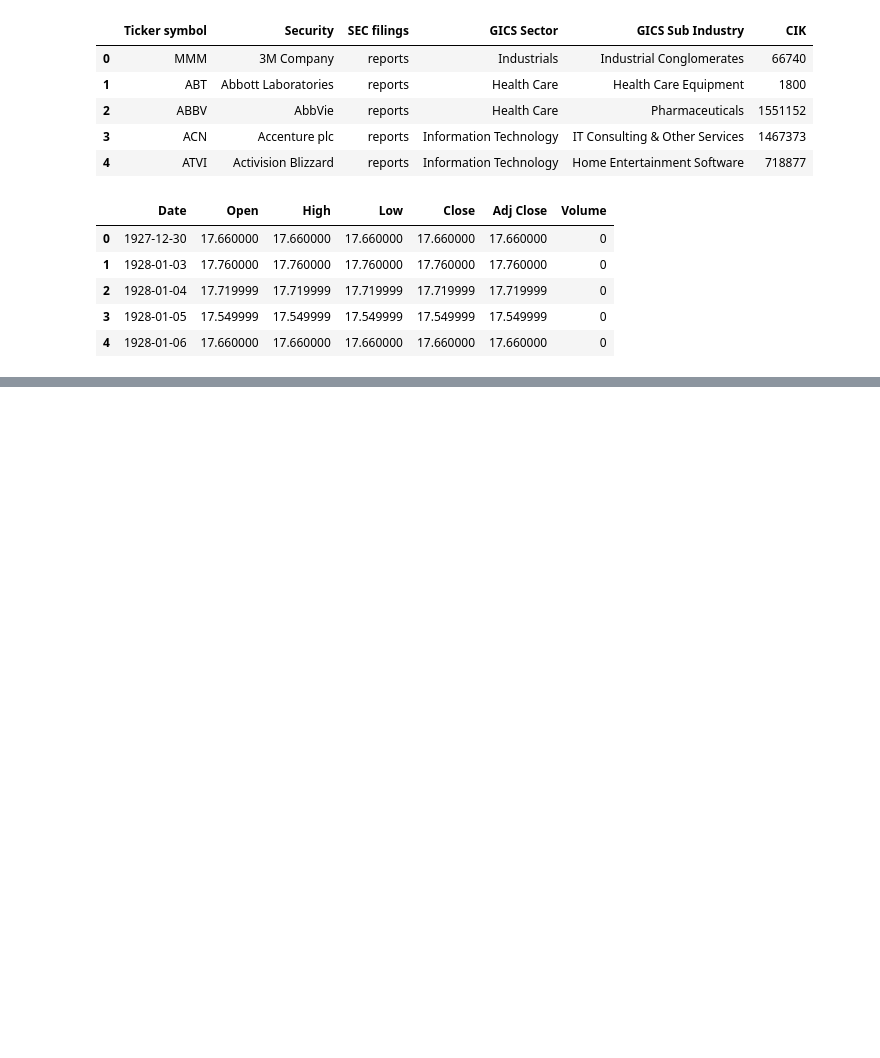
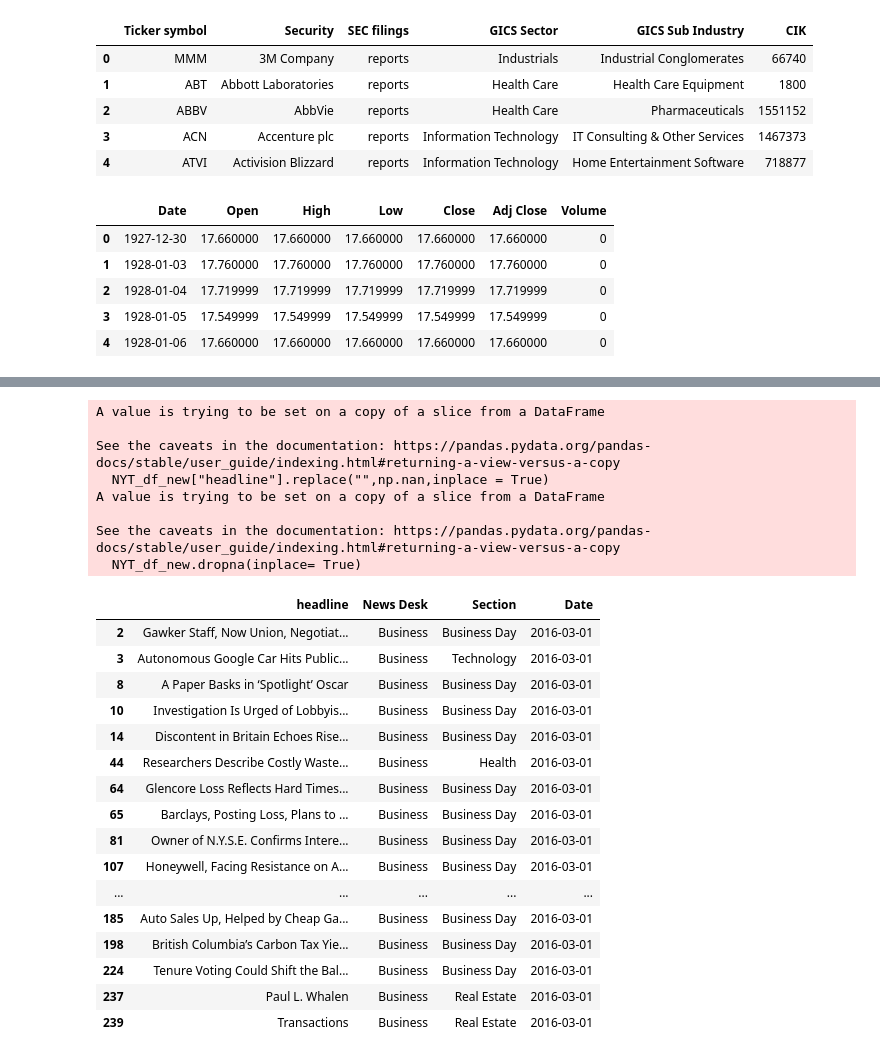
Before and after one commit to Bonjanette/project-one, a Jupyter notebook: Sentiment_Analysis.ipynb, the cells around one changed output, grey strips where cells are left out. Cells and saved outputs as stored; diff of their text form; code cells hidden in the pictures; blank space fills up the shorter version.

```diff
--- a/Sentiment_Analysis.ipynb
+++ b/Sentiment_Analysis.ipynb
@@ -115,0 +305,15 @@ combined_df.head()
+# %%
+#initialize column lists for NYT_df
+headline=[]
+news_desk = []
+section = []
+date = []
+# print(NYT_response['response']['docs'][1])
+for i in range(len(NYT_response['response']['docs'])):
+    headline.append(NYT_response['response']['docs'][i]['headline']['print_headline'])
+    news_desk.append(NYT_response['response']['docs'][i]['news_desk'])
+    section.append(NYT_response['response']['docs'][i]['section_name'])
+    date.append(NYT_response['response']['docs'][i]['pub_date'])
+
+# print(Headline)
+# len(NYT_response['response']['docs'])
@@ -115,0 +341,4 @@ combined_df.head()
+# %%
+NYT_df["Date"] = pd.to_datetime(NYT_df["Date"])
+#NYT_df["Date Delta"]=NYT_df["Date"]
+NYT_df_new = NYT_df.loc[NYT_df["Date"]=='2016-03-01']
@@ -115,0 +360,30 @@ combined_df.head()
+# %%
+NYT_df_new["headline"].replace("",np.nan,inplace = True)
+NYT_df_new.dropna(inplace= True)
+NYT_df_new.loc[NYT_df_new["News Desk"]== "Business",:]
+# %% [output]
+A value is trying to be set on a copy of a slice from a DataFrame
+
+See the caveats in the documentation: https://pandas.pydata.org/pandas-docs/stable/user_guide/indexing.html#returning-a-view-versus-a-copy
+  NYT_df_new["headline"].replace("",np.nan,inplace = True)
+A value is trying to be set on a copy of a slice from a DataFrame
+
+See the caveats in the documentation: https://pandas.pydata.org/pandas-docs/stable/user_guide/indexing.html#returning-a-view-versus-a-copy
+  NYT_df_new.dropna(inplace= True)
+|  | headline | News Desk | Section | Date |
+| 2 | Gawker Staff, Now Union, Negotiat... | Business | Business Day | 2016-03-01 |
+| 3 | Autonomous Google Car Hits Public... | Business | Technology | 2016-03-01 |
+| 8 | A Paper Basks in ‘Spotlight’ Oscar | Business | Business Day | 2016-03-01 |
+| 10 | Investigation Is Urged of Lobbyis... | Business | Business Day | 2016-03-01 |
+| 14 | Discontent in Britain Echoes Rise... | Business | Business Day | 2016-03-01 |
+| 44 | Researchers Describe Costly Waste... | Business | Health | 2016-03-01 |
+| 64 | Glencore Loss Reflects Hard Times... | Business | Business Day | 2016-03-01 |
+| 65 | Barclays, Posting Loss, Plans to ... | Business | Business Day | 2016-03-01 |
+| 81 | Owner of N.Y.S.E. Confirms Intere... | Business | Business Day | 2016-03-01 |
+| 107 | Honeywell, Facing Resistance on A... | Business | Business Day | 2016-03-01 |
+| ... | ... | ... | ... | ... |
+| 185 | Auto Sales Up, Helped by Cheap Ga... | Business | Business Day | 2016-03-01 |
+| 198 | British Columbia’s Carbon Tax Yie... | Business | Business Day | 2016-03-01 |
+| 224 | Tenure Voting Could Shift the Bal... | Business | Business Day | 2016-03-01 |
+| 237 | Paul L. Whalen | Business | Real Estate | 2016-03-01 |
+| 239 | Transactions | Business | Real Estate | 2016-03-01 |
```
Also changed, not shown: parts of 17 cells of this notebook, 3 other files.
